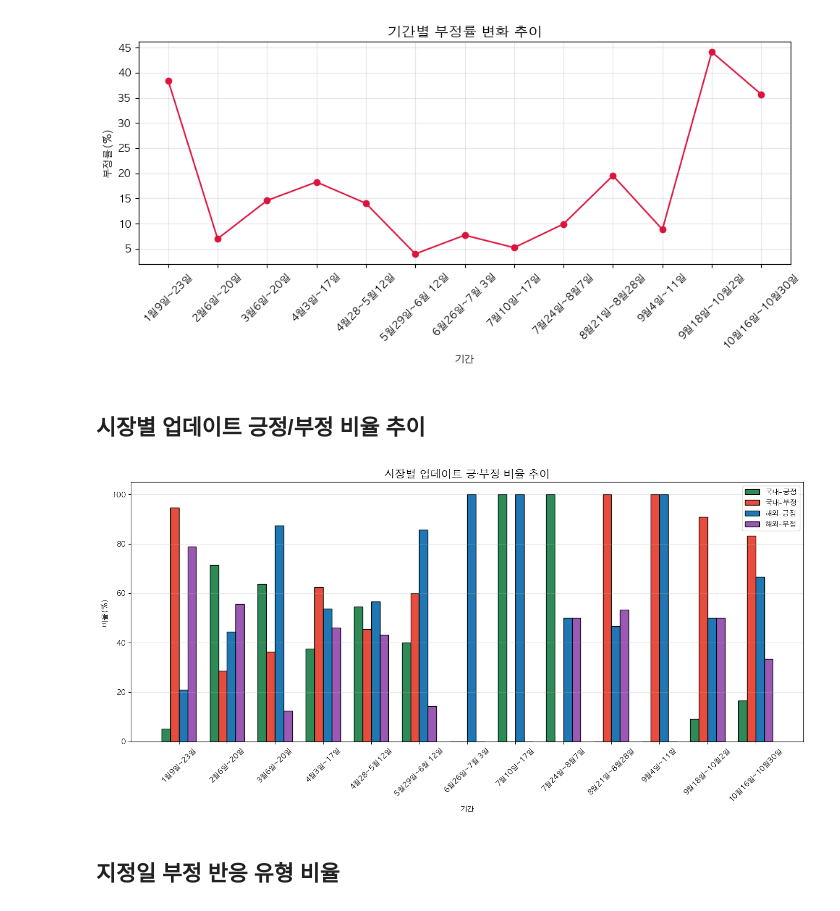
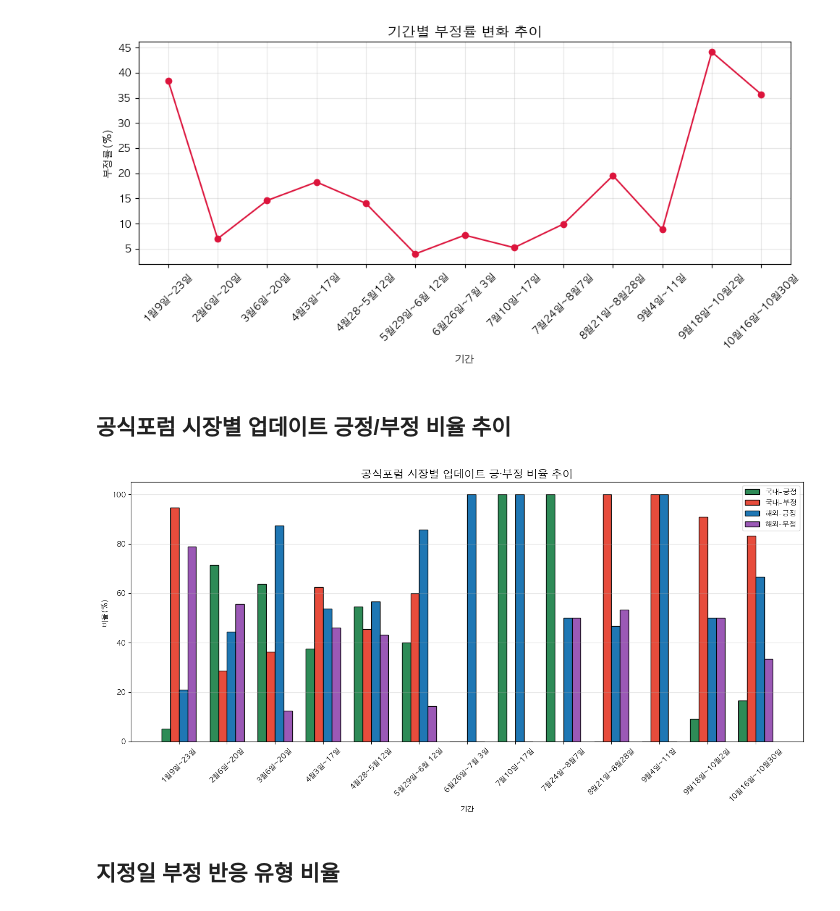
Before and after one commit to songwookun/PythonPandas, a Jupyter notebook: DataAnalysis/Data_Analysis.ipynb, the cells around one changed output. Cells and saved outputs as stored; diff of their text form; code cells hidden in the pictures.

Commit message:
DataAnalysis 시장별 업데이트 긍정/부정 비율 그래프 내용 수정

```diff
--- a/DataAnalysis/Data_Analysis.ipynb
+++ b/DataAnalysis/Data_Analysis.ipynb
@@ -148,7 +148,7 @@ plt.show()
 # %% [output]
 [figure]
 # %% [markdown]
-## 시장별 업데이트 긍정/부정 비율 추이
+## 공식포럼 시장별 업데이트 긍정/부정 비율 추이
 # %%
 def extract_month_day(text):
     match = re.search(r"(\d+)월(\d+)일", str(text))
@@ -172,35 +172,35 @@ pivot_update = pivot_update.reindex(ordered_periods)
 labels = pivot_update.index.tolist()
 x = np.arange(len(labels))
 bar_width = 0.18
 
 colors = {
     ("국내", "긍정"): "#2E8B57",
     ("국내", "부정"): "#E74C3C",
     ("해외", "긍정"): "#1F77B4",
     ("해외", "부정"): "#9B59B6"
 }
 
 plt.figure(figsize=(14, 7))
 for i, col in enumerate(pivot_update.columns):
     plt.bar(
         x + (i - 1.5) * bar_width,
         pivot_update[col],
         width=bar_width,
         color=colors.get(col, "gray"),
         edgecolor="black",
         label=f"{col[0]}-{col[1]}"
     )
 
 plt.xticks(x, labels, rotation=45)
-plt.title("시장별 업데이트 긍·부정 비율 추이", fontsize=15, weight="bold")
+plt.title("공식포럼 시장별 업데이트 긍·부정 비율 추이", fontsize=15, weight="bold")
 plt.xlabel("기간")
 plt.ylabel("비율(%)")
 plt.grid(axis="y", alpha=0.3)
 plt.legend()
 plt.tight_layout()
 plt.show()
 # %% [output]
-[figure, old version]
+[figure, new version]
 # %% [markdown]
 ## 지정일 부정 반응 유형 비율
 # %%
```
Also changed, not shown: 2 other files.
